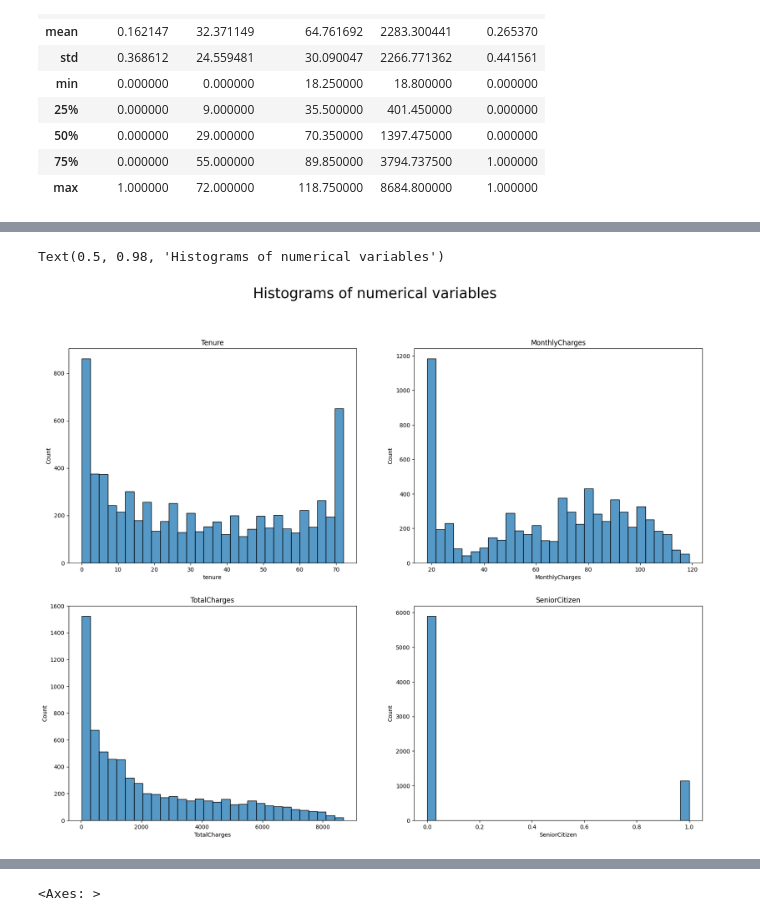
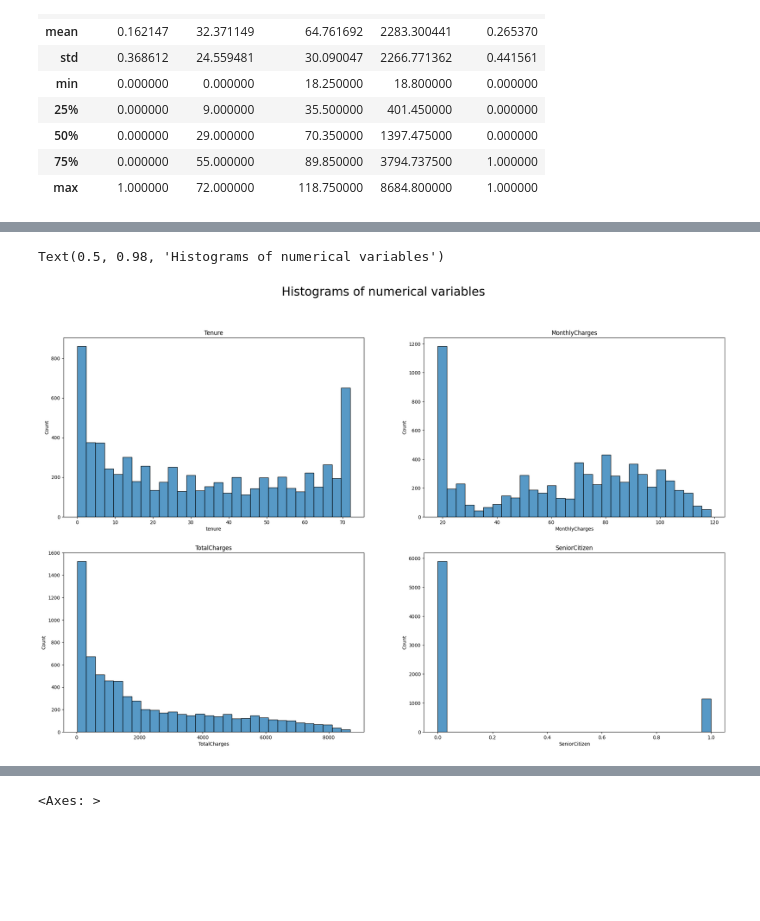
Before and after one commit to GrzegKrajewski/Churn_Pred_XGB_LR_RF, a Jupyter notebook: Code.ipynb, the cells around one changed output, grey strips where cells are left out. Saved outputs shown, nothing was run; the diff lists cells and outputs as text; code cells hidden in the pictures; blank space fills up the shorter version.

```diff
--- a/Code.ipynb
+++ b/Code.ipynb
@@ -164,11 +157,11 @@ array([[<Axes: title={'center': 'SeniorCitizen'}>,
 # %%
 fig, ax =plt.subplots(2,2)
-plt.rcParams["figure.figsize"] = [20, 15]
+plt.rcParams["figure.figsize"] = [23, 15]
 sns.histplot(data=df,x='tenure',bins=30,ax=ax[0][0]).set(title='Tenure')
 sns.histplot(data=df,x='MonthlyCharges',bins=30,ax=ax[0][1]).set(title='MonthlyCharges')
 sns.histplot(data=df,x='TotalCharges',bins=30,ax=ax[1][0]).set(title='TotalCharges')
 sns.histplot(data=df,x='SeniorCitizen',bins=30,ax=ax[1][1]).set(title='SeniorCitizen')
 fig.suptitle('Histograms of numerical variables',size=25)
 # %% [output]
 Text(0.5, 0.98, 'Histograms of numerical variables')
-[figure, old version]
+[figure, new version]
```
Also changed, not shown: parts of 11 cells of this notebook.
